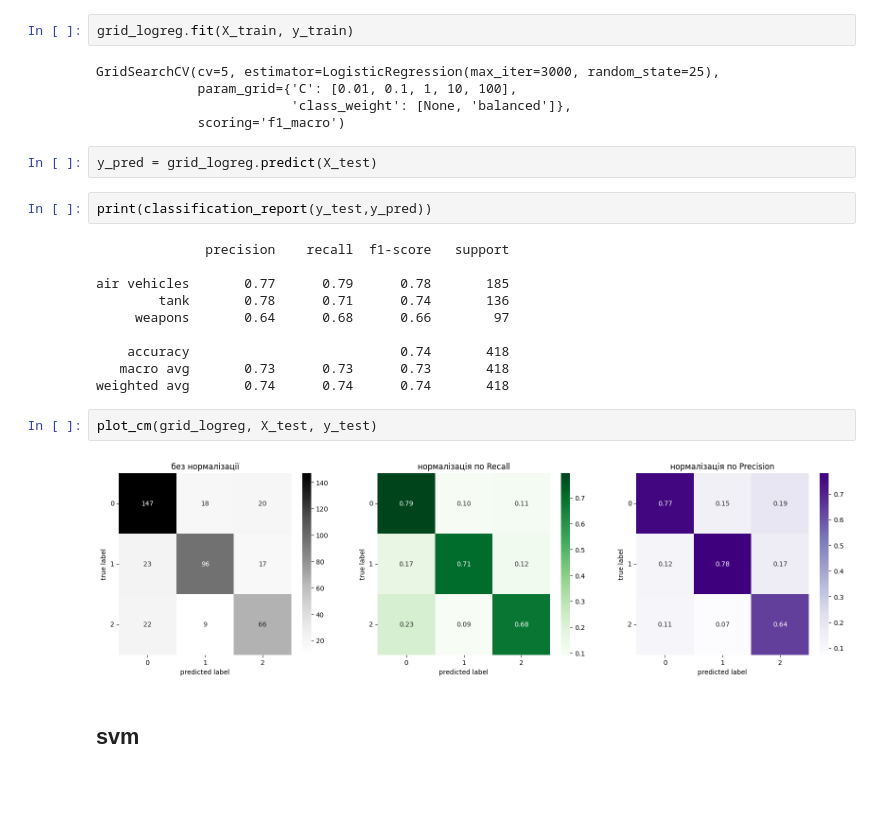
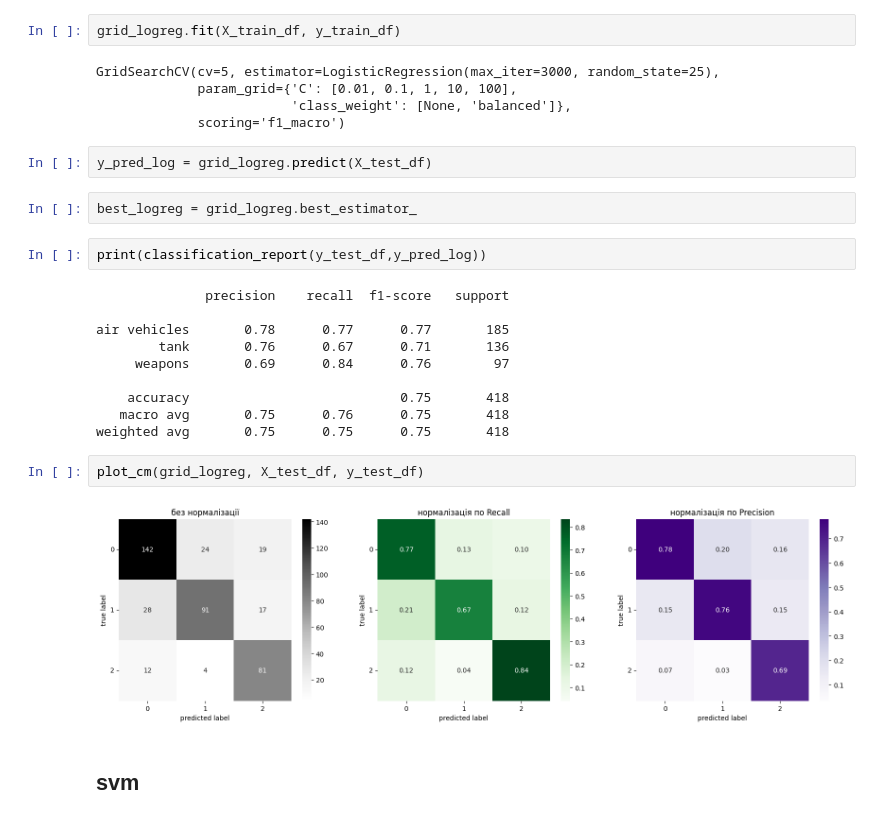
Before and after one commit to TetianaSoroka/kr_sounds_classifier, a Jupyter notebook: project/mn.ipynb, the cells around one changed output. Saved outputs shown, nothing was run; the diff lists cells and outputs as text; blank space fills up the shorter version.

```diff
--- a/project/mn.ipynb
+++ b/project/mn.ipynb
@@ -538,30 +514,32 @@ grid_logreg = GridSearchCV(
     scoring="f1_macro"
 )
 # %%
-grid_logreg.fit(X_train, y_train)
+grid_logreg.fit(X_train_df, y_train_df)
 # %% [output]
 GridSearchCV(cv=5, estimator=LogisticRegression(max_iter=3000, random_state=25),
              param_grid={'C': [0.01, 0.1, 1, 10, 100],
                          'class_weight': [None, 'balanced']},
              scoring='f1_macro')
 # %%
-y_pred = grid_logreg.predict(X_test)
+y_pred_log = grid_logreg.predict(X_test_df)
+# %%
+best_logreg = grid_logreg.best_estimator_
 # %%
-print(classification_report(y_test,y_pred))
+print(classification_report(y_test_df,y_pred_log))
 # %% [output]
               precision    recall  f1-score   support
 
-air vehicles       0.77      0.79      0.78       185
-        tank       0.78      0.71      0.74       136
-     weapons       0.64      0.68      0.66        97
+air vehicles       0.78      0.77      0.77       185
+        tank       0.76      0.67      0.71       136
+     weapons       0.69      0.84      0.76        97
 
-    accuracy                           0.74       418
-   macro avg       0.73      0.73      0.73       418
-weighted avg       0.74      0.74      0.74       418
+    accuracy                           0.75       418
+   macro avg       0.75      0.76      0.75       418
+weighted avg       0.75      0.75      0.75       418
 # %%
-plot_cm(grid_logreg, X_test, y_test)
+plot_cm(grid_logreg, X_test_df, y_test_df)
 # %% [output]
-[figure, old version]
+[figure, new version]
 # %% [markdown]
 ## svm
 # %% [markdown]
```
Also changed, not shown: parts of 12 cells of this notebook.
